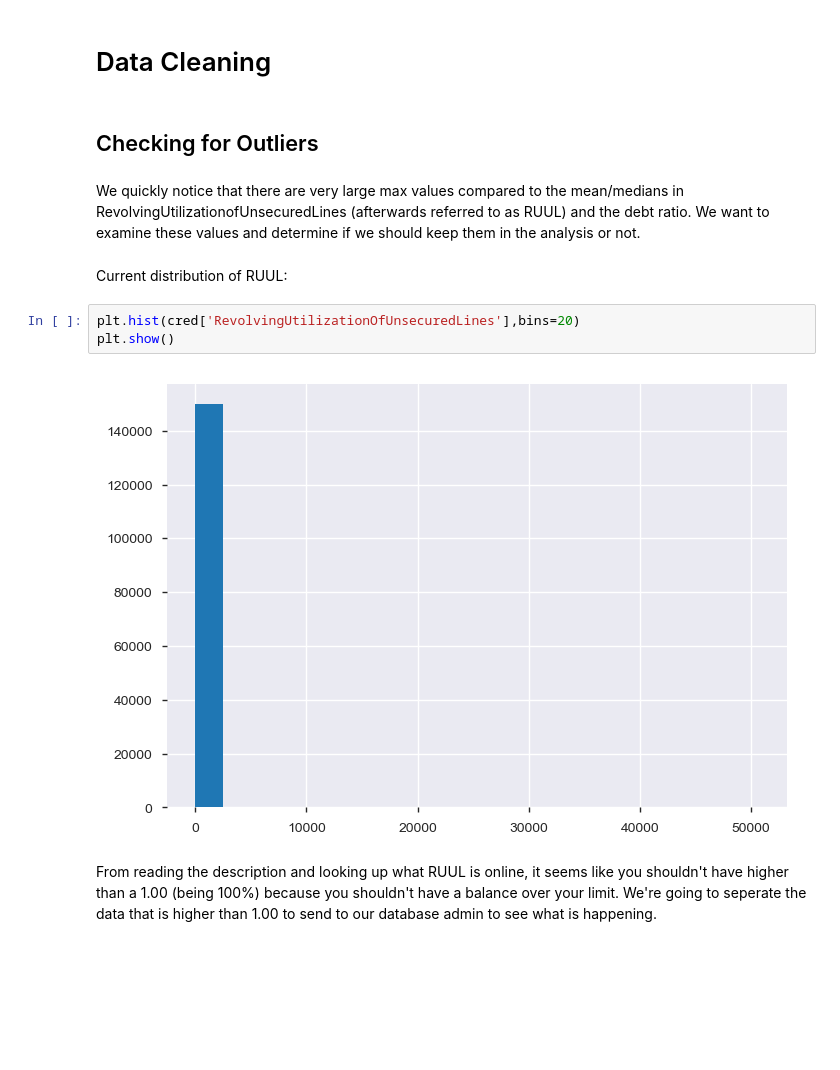
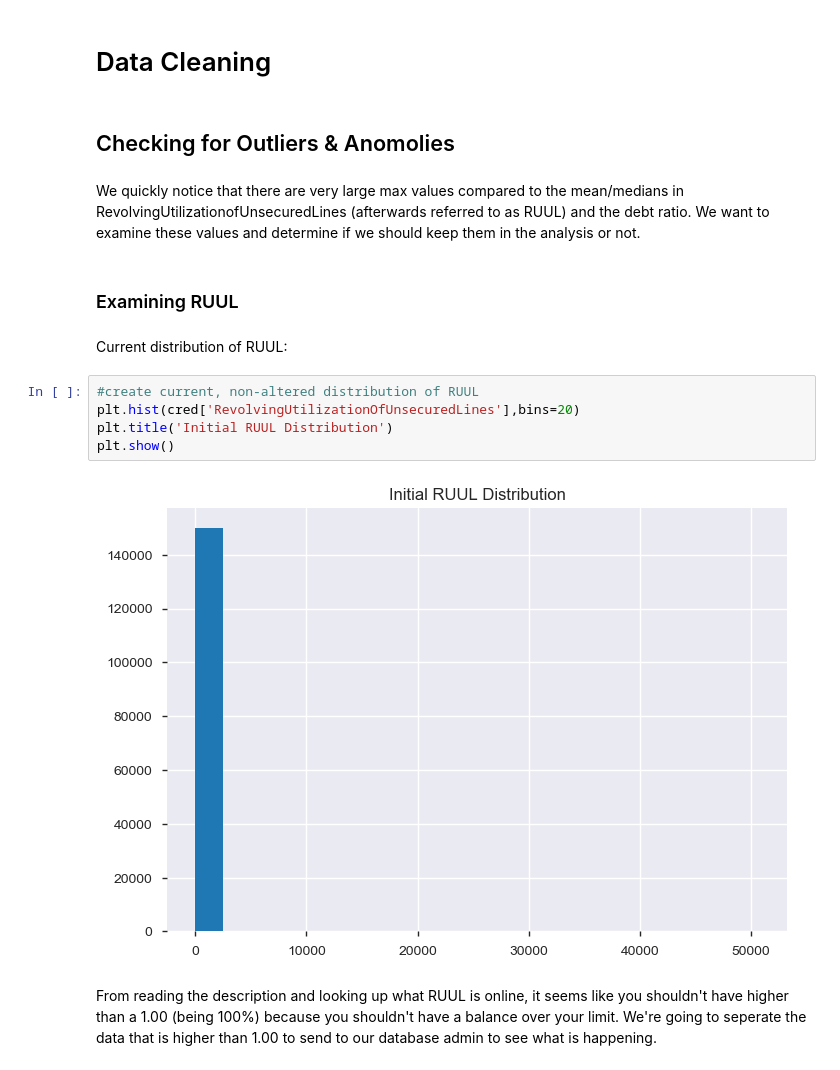
Before and after one commit to thealongsider/Data-Analytics-Projects, a Jupyter notebook: Paidy/Paidy Dataset Exercise.ipynb, the cells around one changed output. Cells and saved outputs as stored; diff of their text form; blank space fills up the shorter version.

```diff
--- a/Paidy/Paidy Dataset Exercise.ipynb
+++ b/Paidy/Paidy Dataset Exercise.ipynb
@@ -123,16 +128,20 @@ Looks like we'll need to deal with missing values in monthly income and number o
 # %% [markdown]
 # Data Cleaning
 # %% [markdown]
-## Checking for Outliers
+## Checking for Outliers & Anomolies
 # %% [markdown]
 We quickly notice that there are very large max values compared to the mean/medians in RevolvingUtilizationofUnsecuredLines (afterwards referred to as RUUL) and the debt ratio. We want to examine these values and determine if we should keep them in the analysis or not.
+# %% [markdown]
+### Examining RUUL
 # %% [markdown]
 Current distribution of RUUL:
 # %%
+#create current, non-altered distribution of RUUL
 plt.hist(cred['RevolvingUtilizationOfUnsecuredLines'],bins=20)
+plt.title('Initial RUUL Distribution')
 plt.show()
 # %% [output]
-[figure, old version]
+[figure, new version]
 # %% [markdown]
 From reading the description and looking up what RUUL is online, it seems like you shouldn't have higher than a 1.00 (being 100%) because you shouldn't have a balance over your limit. We're going to seperate the data that is higher than 1.00 to send to our database admin to see what is happening.
 # %%
```
Also changed, not shown: parts of 56 cells of this notebook.
